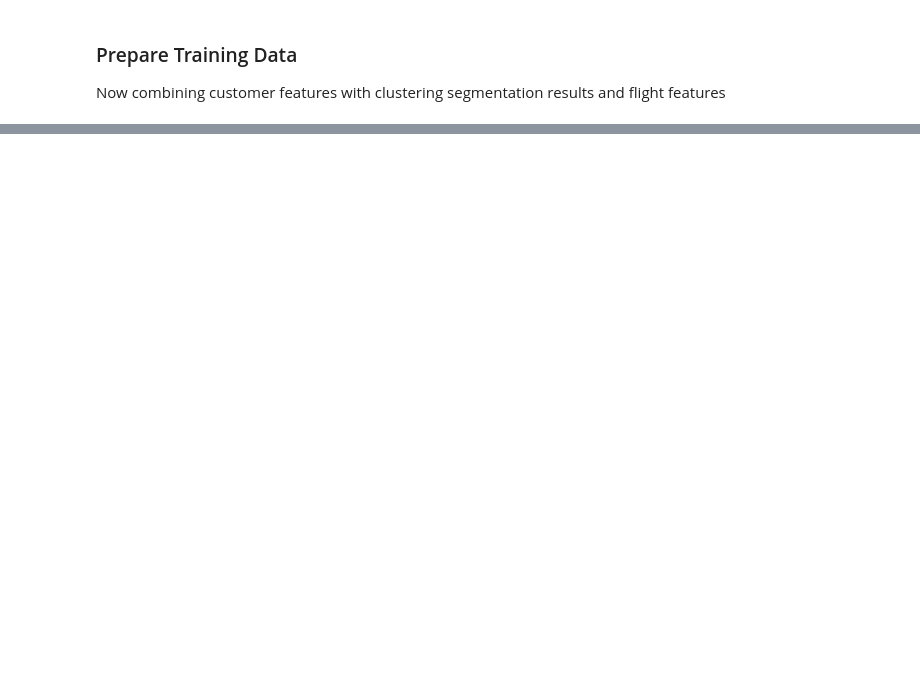
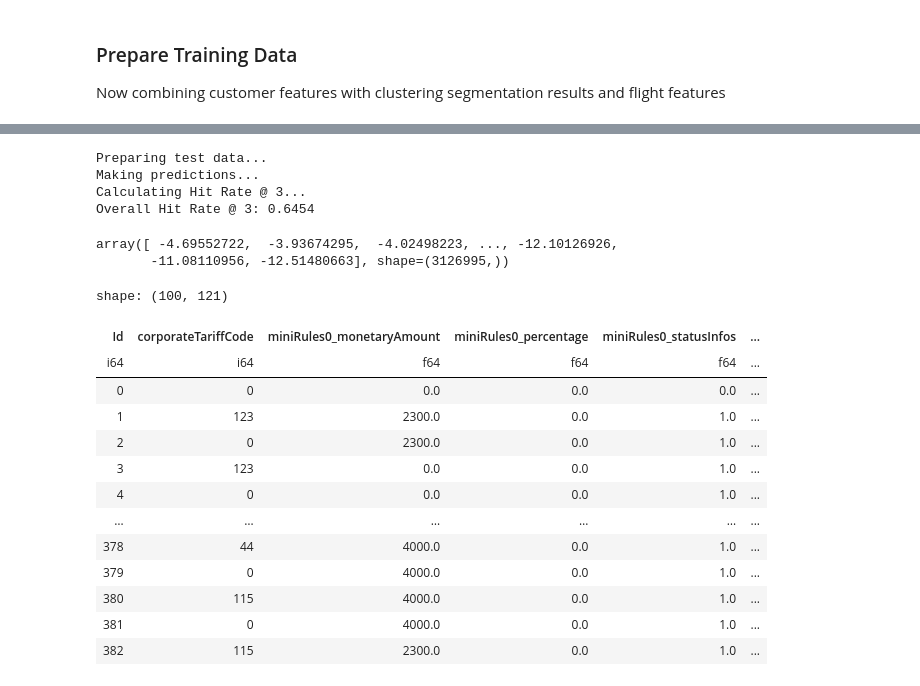
Before and after one commit to jfroggatt/aeroclub_recsys_2025, a Jupyter notebook: customer_approach.ipynb, the cells around one changed output, grey strips where cells are left out. Drawn from its saved outputs; the diff is of its cells as text; code cells hidden in the pictures; blank space fills up the shorter version.

```diff
--- a/customer_approach.ipynb
+++ b/customer_approach.ipynb
@@ -1174,0 +1533,32 @@ lbg_model.fit(
+# %%
+test_df = pl.read_parquet('data/X_test.parquet')
+# %%
+# Usage
+hit_rate, details, y_pred = complete_evaluation(model, test_df)
+# %% [output]
+Preparing test data...
+Making predictions...
+Calculating Hit Rate @ 3...
+Overall Hit Rate @ 3: 0.6454
+# %%
+y_pred
+# %% [output]
+array([ -4.69552722,  -3.93674295,  -4.02498223, ..., -12.10126926,
+       -11.08110956, -12.51480663], shape=(3126995,))
+# %%
+test_df.head(100)
+# %% [output]
+shape: (100, 121)
+| Id | corporateTariffCode | miniRules0_monetaryAmount | miniRules0_percentage | miniRules0_statusInfos | ... |
+| i64 | i64 | f64 | f64 | f64 | ... |
+| 0 | 0 | 0.0 | 0.0 | 0.0 | ... |
+| 1 | 123 | 2300.0 | 0.0 | 1.0 | ... |
+| 2 | 0 | 2300.0 | 0.0 | 1.0 | ... |
+| 3 | 123 | 0.0 | 0.0 | 1.0 | ... |
+| 4 | 0 | 0.0 | 0.0 | 1.0 | ... |
+| … | … | … | … | … | ... |
+| 378 | 44 | 4000.0 | 0.0 | 1.0 | ... |
+| 379 | 0 | 4000.0 | 0.0 | 1.0 | ... |
+| 380 | 115 | 4000.0 | 0.0 | 1.0 | ... |
+| 381 | 0 | 4000.0 | 0.0 | 1.0 | ... |
+| 382 | 115 | 2300.0 | 0.0 | 1.0 | ... |
```
Also changed, not shown: parts of 56 cells of this notebook.
